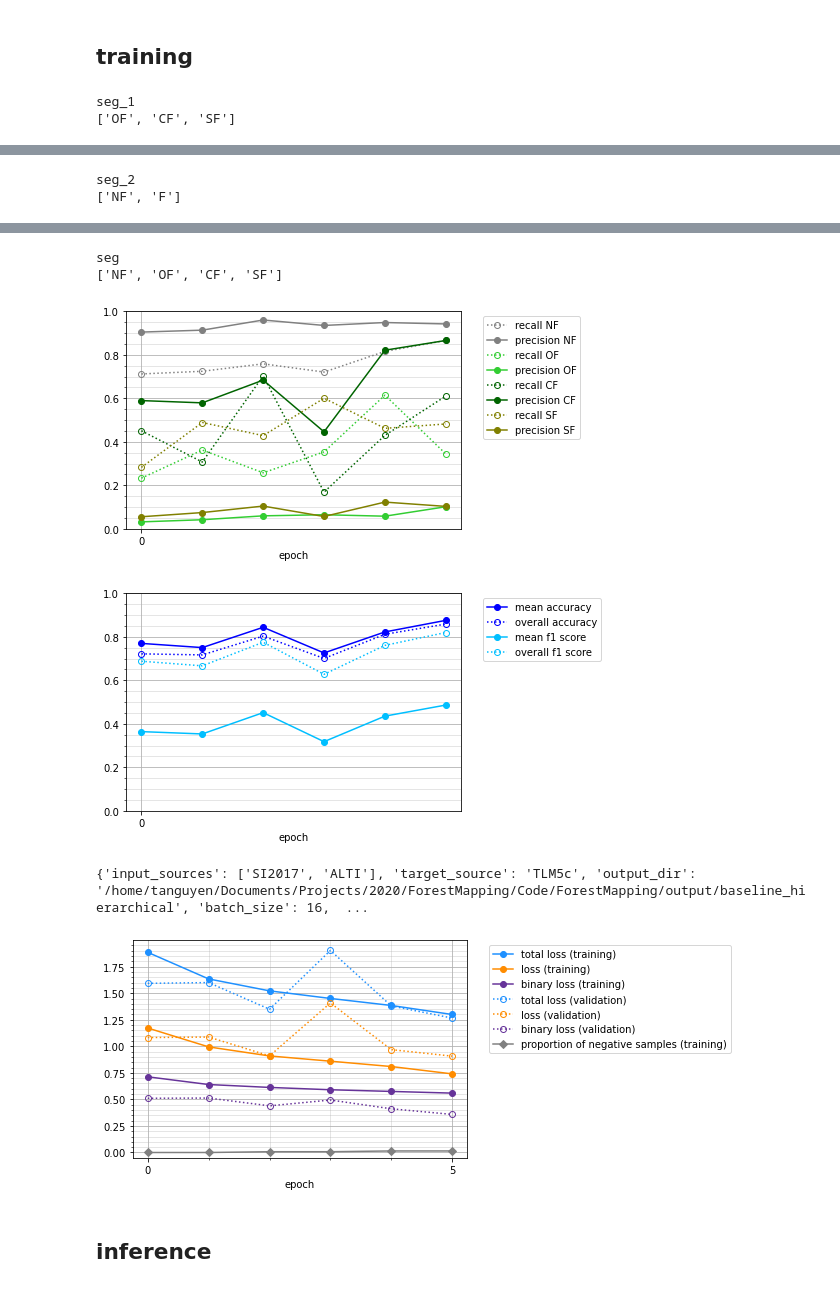
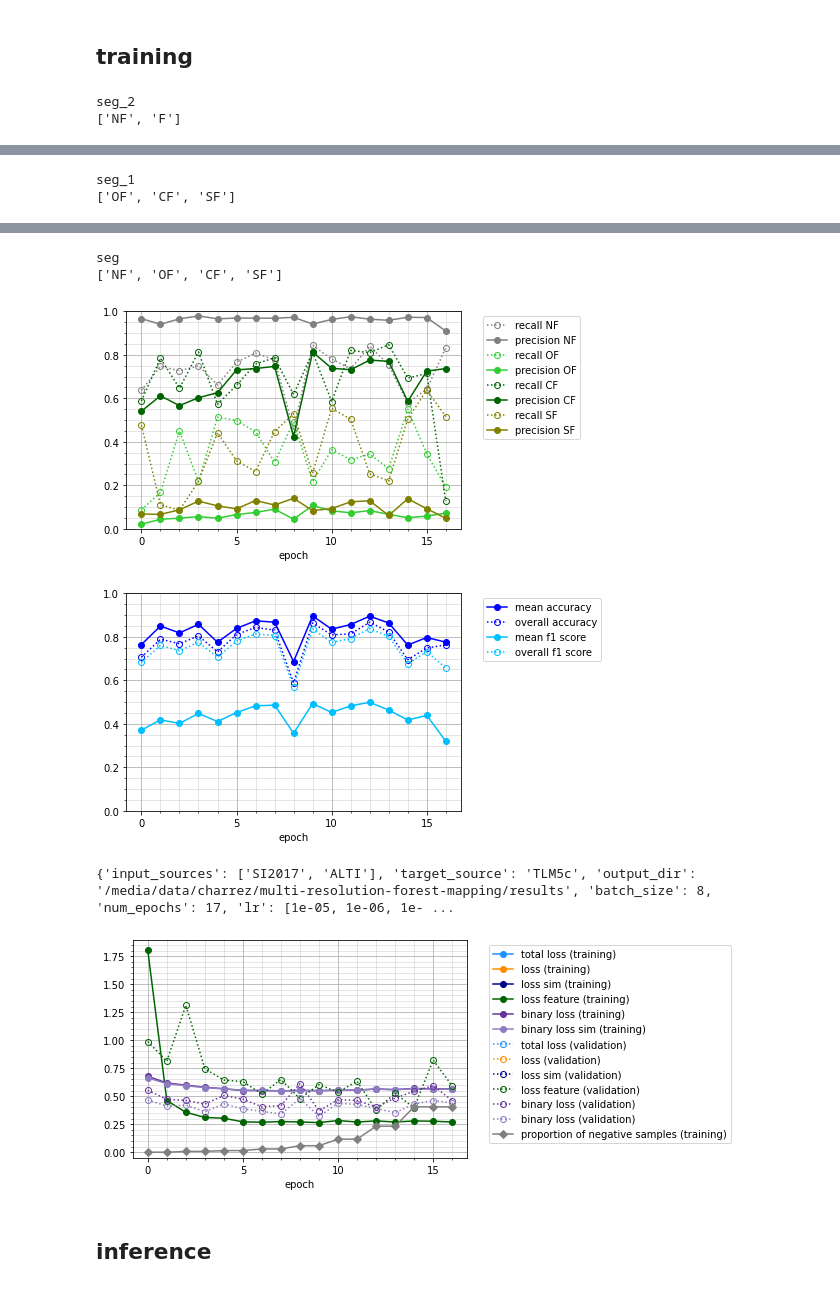
Before and after one commit to KookaS/multi-resolution-forest-mapping, a Jupyter notebook: src/analysis/analyse_results.ipynb, the cells around one changed output, grey strips where cells are left out. Saved outputs shown, nothing was run; the diff lists cells and outputs as text; code cells hidden in the pictures.

```diff
--- a/src/analysis/analyse_results.ipynb
+++ b/src/analysis/analyse_results.ipynb
@@ -10,9 +10,9 @@ from utils.viz_utils import *
 # %% [markdown]
 ## training
 # %%
-fn = '../output/baseline_hierarchical/training/baseline_hierarchical_metrics.pt'
+fn = '../../results/training/results_metrics.pt'
 show_detailed_training_results(fn)
 show_training_losses(fn, hierarchical = True)
 # %% [output]
-seg_1
-['OF', 'CF', 'SF']
+seg_2
+['NF', 'F']
@@ -21,2 +21,2 @@ seg_1
-seg_2
-['NF', 'F']
+seg_1
+['OF', 'CF', 'SF']
@@ -25,9 +25,9 @@ seg_2
 seg
 ['NF', 'OF', 'CF', 'SF']
-[figure, old version]
+[figure, new version]
-[figure, old version]
+[figure, new version]
-{'input_sources': ['SI2017', 'ALTI'], 'target_source': 'TLM5c', 'output_dir': '/home/tanguyen/Documents/Projects/2020/ForestMapping/Code/ForestMapping/output/baseline_hierarchical', 'batch_size': 16,  ...
+{'input_sources': ['SI2017', 'ALTI'], 'target_source': 'TLM5c', 'output_dir': '/media/data/charrez/multi-resolution-forest-mapping/results', 'batch_size': 8, 'num_epochs': 17, 'lr': [1e-05, 1e-06, 1e- ...
-[figure, old version]
+[figure, new version]
 # %% [markdown]
 ## inference
 # %% [markdown]
```
Also changed, not shown: parts of 2 cells of this notebook, 35 other files.
